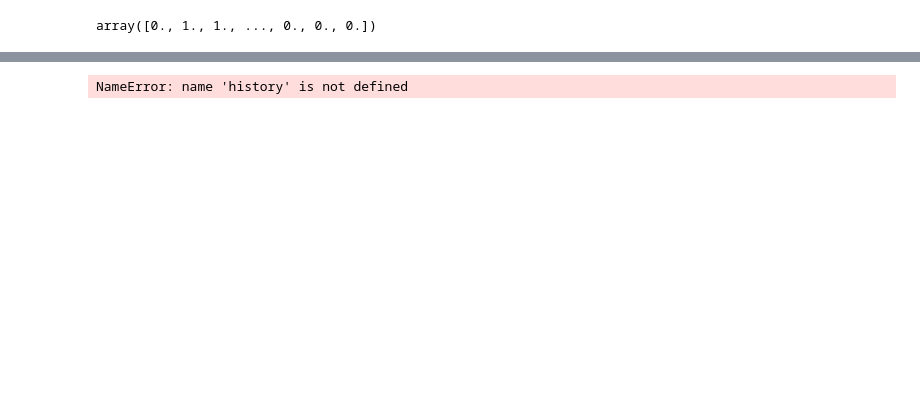
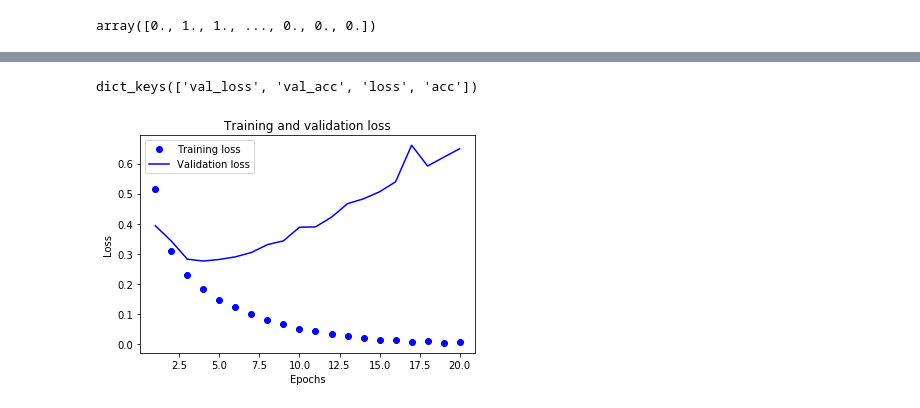
Before and after one commit to shahzadahsan97/Deep-Learning, a Jupyter notebook: IMBD.ipynb, the cells around one changed output, grey strips where cells are left out. Saved outputs shown, nothing was run; the diff lists cells and outputs as text; code cells hidden in the pictures; blank space fills up the shorter version.

```diff
--- a/IMBD.ipynb
+++ b/IMBD.ipynb
@@ -67,7 +161,7 @@ model.add(layers.Dense(16, activation='relu', input_shape=(10000,)))
 model.add(layers.Dense(16, activation='relu'))
 model.add(layers.Dense(1, activation='sigmoid'))
 # %%
-model.compile(optimizer=optimizers.RMSprop(lr=0.001),loss='binary_crossentropy',metrics=['accuracy'])
+model.compile(optimizer = 'RMSprop' ,loss='binary_crossentropy',metrics=['accuracy'])
 # %%
 model.compile(optimizer=optimizers.RMSprop(lr=0.001),
 loss=losses.binary_crossentropy,
@@ -79,6 +173,6 @@ partial_x_train = x_train[10000:]
 y_val = y_train[:10000]
 partial_y_train = y_train[10000:]
 # %%
-model.compile(optimizer='rmsprop',loss='binary_crossentropy',metrics=['acc'])
+#model.compile(optimizer='rmsprop',loss='binary_crossentropy',metrics=['acc'])
 # %%
 history = model.fit(partial_x_train,
@@ -106,4 +198,5 @@ Epoch 8/20
 # %%
 history_dict = history.history
+history_dict.keys()
 # %% [output]
-NameError: name 'history' is not defined
+dict_keys(['val_loss', 'val_acc', 'loss', 'acc'])
@@ -113,13 +203,23 @@ history_dict.keys()
 # %%
-history_dict = history.history
-loss_values = history_dict['loss']
-val_loss_values = history_dict['val_loss']
+import matplotlib.pyplot as plt
+
+acc = history.history['acc']
+val_acc = history.history['val_acc']
+loss = history.history['loss']
+val_loss = history.history['val_loss']
+
 epochs = range(1, len(acc) + 1)
-plt.plot(epochs, loss_values, 'bo', label='Training loss')
-plt.plot(epochs, val_loss_values, 'b', label='Validation loss')
+
+# "bo" is for "blue dot"
+plt.plot(epochs, loss, 'bo', label='Training loss')
+# b is for "solid blue line"
+plt.plot(epochs, val_loss, 'b', label='Validation loss')
 plt.title('Training and validation loss')
 plt.xlabel('Epochs')
 plt.ylabel('Loss')
 plt.legend()
+
 plt.show()
+# %% [output]
+[figure, added]
 # %%
```
Also changed, not shown: parts of 19 cells of this notebook.
